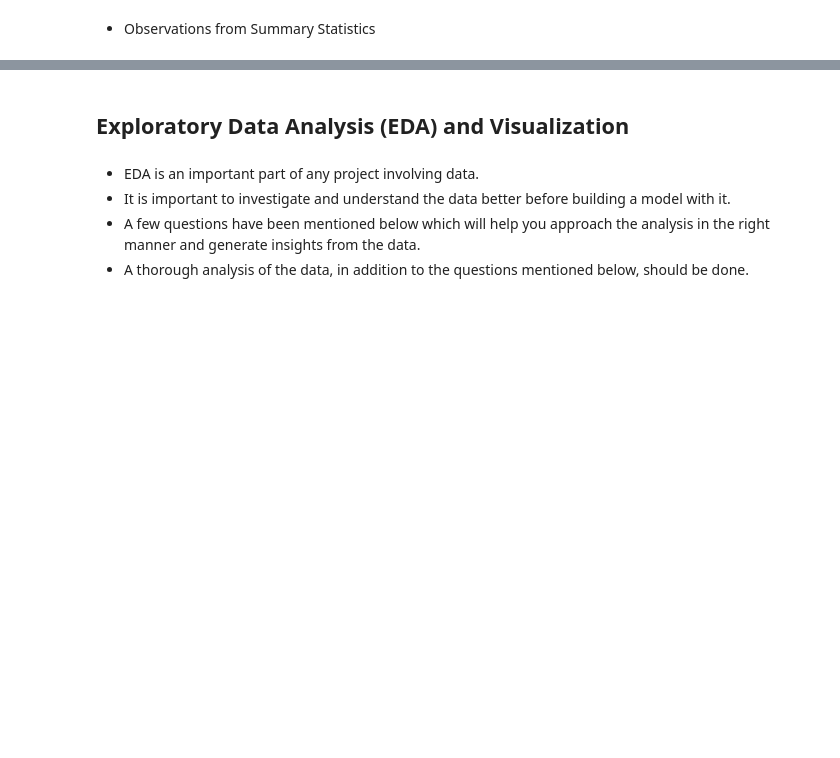
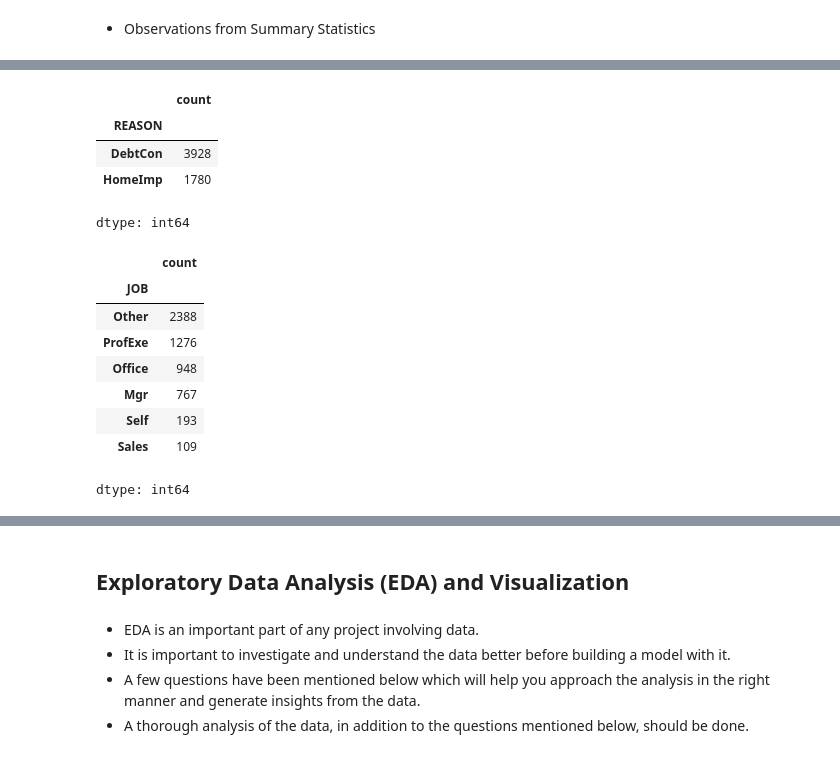
Before and after one commit to emailtosanj/ADSP_LAIEDM, a Jupyter notebook: adsp_laiedm/capstone/loan_default_prediction/Capstone_Project_Reference_Notebook_Loan_Default_Prediction_Full_Code.ipynb, the cells around one changed output, grey strips where cells are left out. Drawn from its saved outputs; the diff is of its cells as text; code cells hidden in the pictures; blank space fills up the shorter version.

```diff
--- a/adsp_laiedm/capstone/loan_default_prediction/Capstone_Project_Reference_Notebook_Loan_Default_Prediction_Full_Code.ipynb
+++ b/adsp_laiedm/capstone/loan_default_prediction/Capstone_Project_Reference_Notebook_Loan_Default_Prediction_Full_Code.ipynb
@@ -82,0 +215,21 @@ The Home Equity dataset (HMEQ) contains baseline and loan performance informatio
+# %%
+#value counts of categorical data points in the dataset
+
+for col in df.select_dtypes(include='object').columns: #df.columns gives Index which is iterable
+  # display('***'*20)
+  display(df[col].value_counts())
+# %% [output]
+|  | count |
+| REASON |  |
+| DebtCon | 3928 |
+| HomeImp | 1780 |
+dtype: int64
+|  | count |
+| JOB |  |
+| Other | 2388 |
+| ProfExe | 1276 |
+| Office | 948 |
+| Mgr | 767 |
+| Self | 193 |
+| Sales | 109 |
+dtype: int64
```
Also changed, not shown: parts of 12 cells of this notebook.
